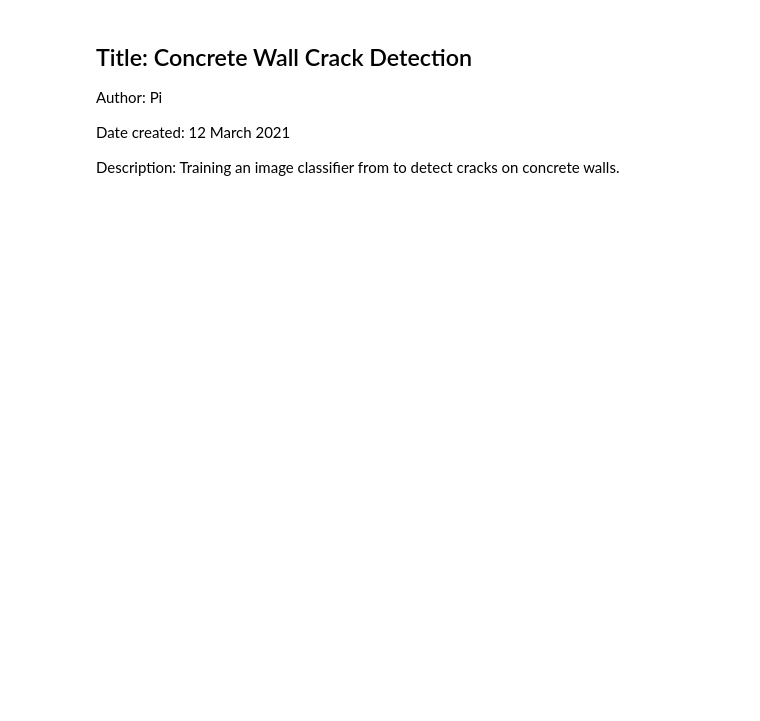
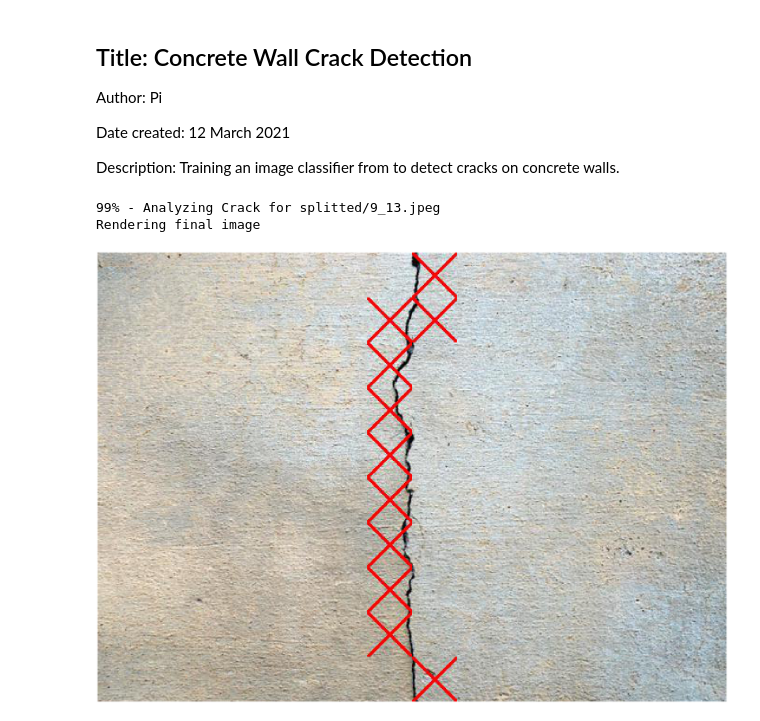
Before and after one commit to SMART-NYUAD/Concrete-Wall-Crack-Detection, a Jupyter notebook: Concrete Wall Crack Detection.ipynb, the cells around one changed output. Saved outputs shown, nothing was run; the diff lists cells and outputs as text; code cells hidden in the pictures; blank space fills up the shorter version.

```diff
--- a/Concrete Wall Crack Detection.ipynb
+++ b/Concrete Wall Crack Detection.ipynb
@@ -198,7 +198,7 @@ model = keras.models.load_model('wallcrackdetection.h5')
 # -----------------------------------------------------------
 
 
-filename_to_analyze = "input.png"
+filename_to_analyze = "test2.jpeg"
 tile_resolution = 50
 marker_width = 5
 confidence_interval= 90
@@ -304,30 +304,34 @@ while i < row:
         if(crack_score >= confidence_interval):
             #print("Crack Detected with confidence "+str(crack_score)+" at "+ current_filename)
             # Manipulate Image According to crackscore
             img = Image.open(current_filename)
             with Image.open(current_filename) as im:
 
                 draw = ImageDraw.Draw(im)
                 draw.line((0, 0) + im.size, fill=ImageColor.getrgb("red"),width=marker_width)
                 draw.line((0, im.size[1], im.size[0], 0), fill=ImageColor.getrgb("red"),width=marker_width)
                 # write to output file
                 im.save(current_filename, ext[1:])
 
         # Analysis Done
 
         plt_image = plt.imread(current_filename)
         axes[x_position, y_position].imshow(plt_image)
         axes[x_position, y_position].axis("off")
         current_file_number += 1
         j+= 1
     j=0
     i += 1
 
 print("Rendering final image")
 plt.subplots_adjust(left=0.0, right=1.0, bottom=0.0, top=1.0,hspace=0,wspace=0)
 plt.savefig(result_grid_filename)
 
 # Clear the splitted files after the process
 dir = "./splitted/"
 for f in os.listdir(dir):
     os.remove(os.path.join(dir, f))
+# %% [output]
+99% - Analyzing Crack for splitted/9_13.jpeg
+Rendering final image
+[figure, added]
```
Also changed, not shown: 4 other files.
